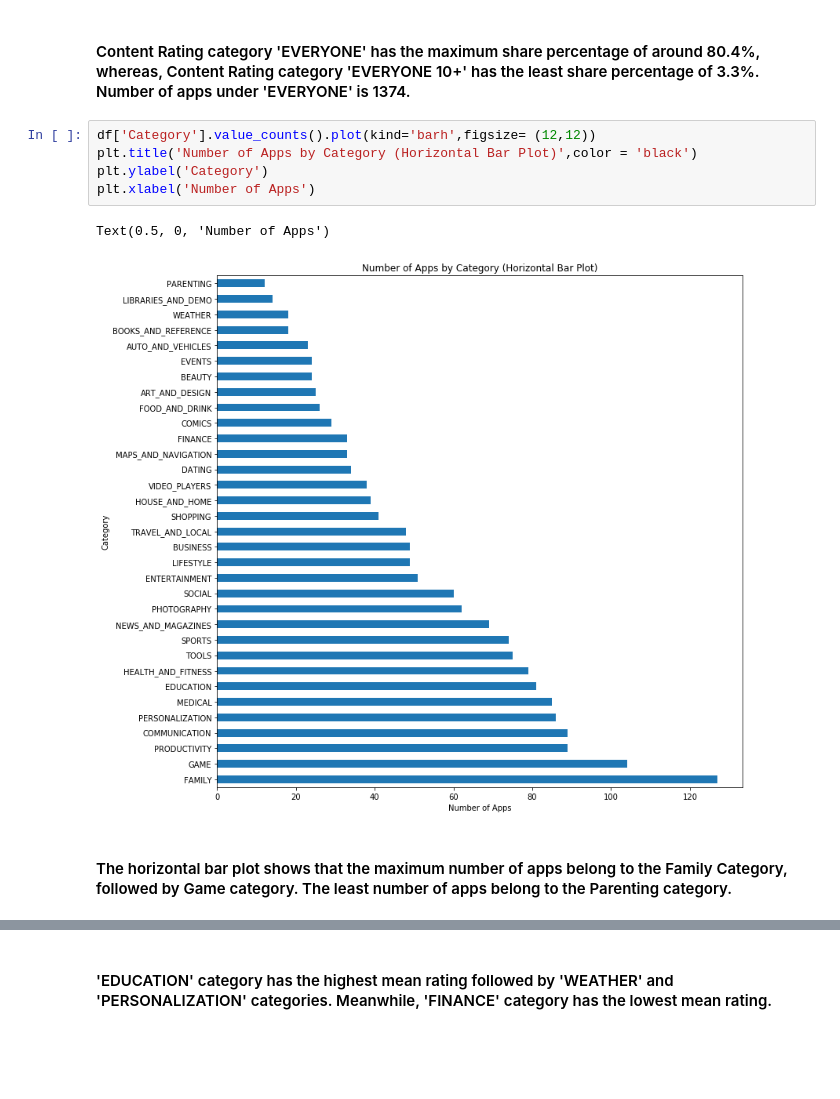
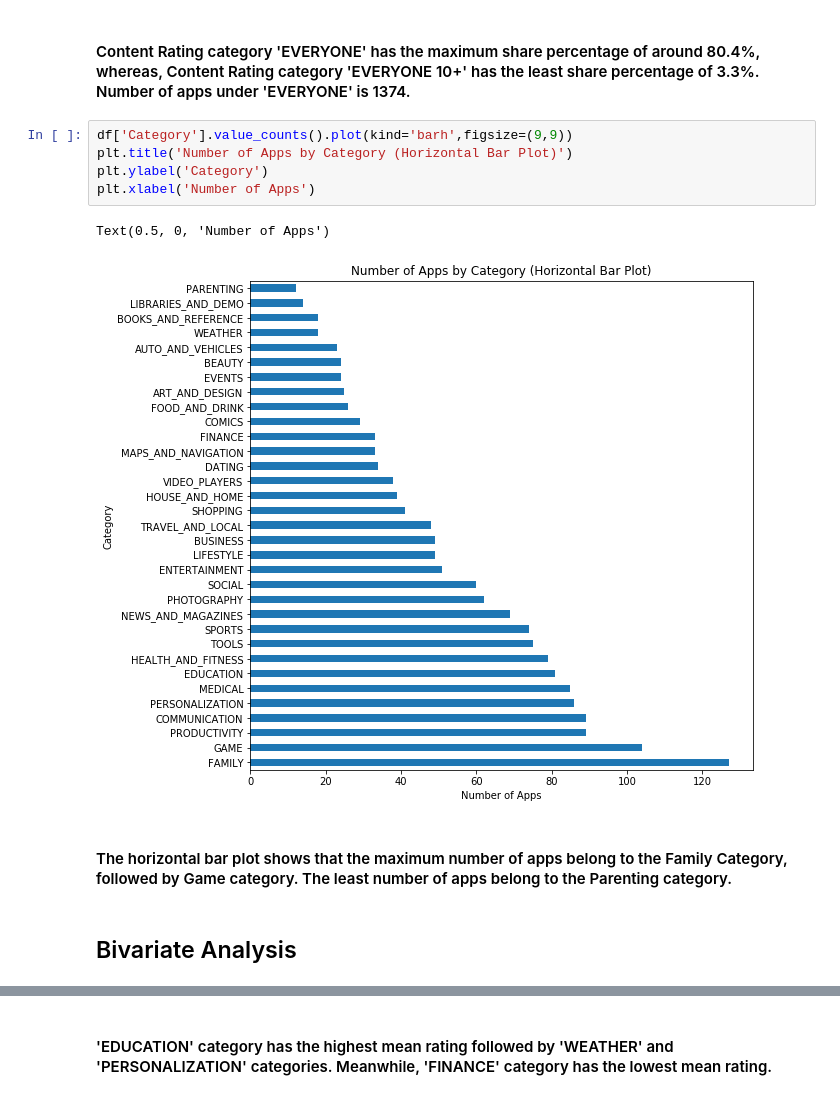
Before and after one commit to hrisav/EDA-Google-Play-Store-Apps, a Jupyter notebook: EDA of Google Play Store Apps.ipynb, the cells around one changed output, grey strips where cells are left out. Drawn from its saved outputs; the diff is of its cells as text; blank space fills up the shorter version.

```diff
--- a/EDA of Google Play Store Apps.ipynb
+++ b/EDA of Google Play Store Apps.ipynb
@@ -409,12 +407,14 @@ Text(0.5, 1.0, 'Share of % of Content Rating (Pie Chart)')
 # %% [markdown]
 #### Content Rating category 'EVERYONE' has the maximum share percentage of around 80.4%, whereas, Content Rating category 'EVERYONE 10+'  has the least share percentage of 3.3%. Number of apps under 'EVERYONE' is 1374.
 # %%
-df['Category'].value_counts().plot(kind='barh',figsize= (12,12))
-plt.title('Number of Apps by Category (Horizontal Bar Plot)',color = 'black')
+df['Category'].value_counts().plot(kind='barh',figsize=(9,9))
+plt.title('Number of Apps by Category (Horizontal Bar Plot)')
 plt.ylabel('Category')
 plt.xlabel('Number of Apps')
 # %% [output]
 Text(0.5, 0, 'Number of Apps')
-[figure, old version]
+[figure, new version]
 # %% [markdown]
 #### The horizontal bar plot shows that the maximum number of apps belong to the Family Category, followed by Game category. The least number of apps belong to the Parenting category.
+# %% [markdown]
+## Bivariate Analysis
```
Also changed, not shown: parts of 61 cells of this notebook.
